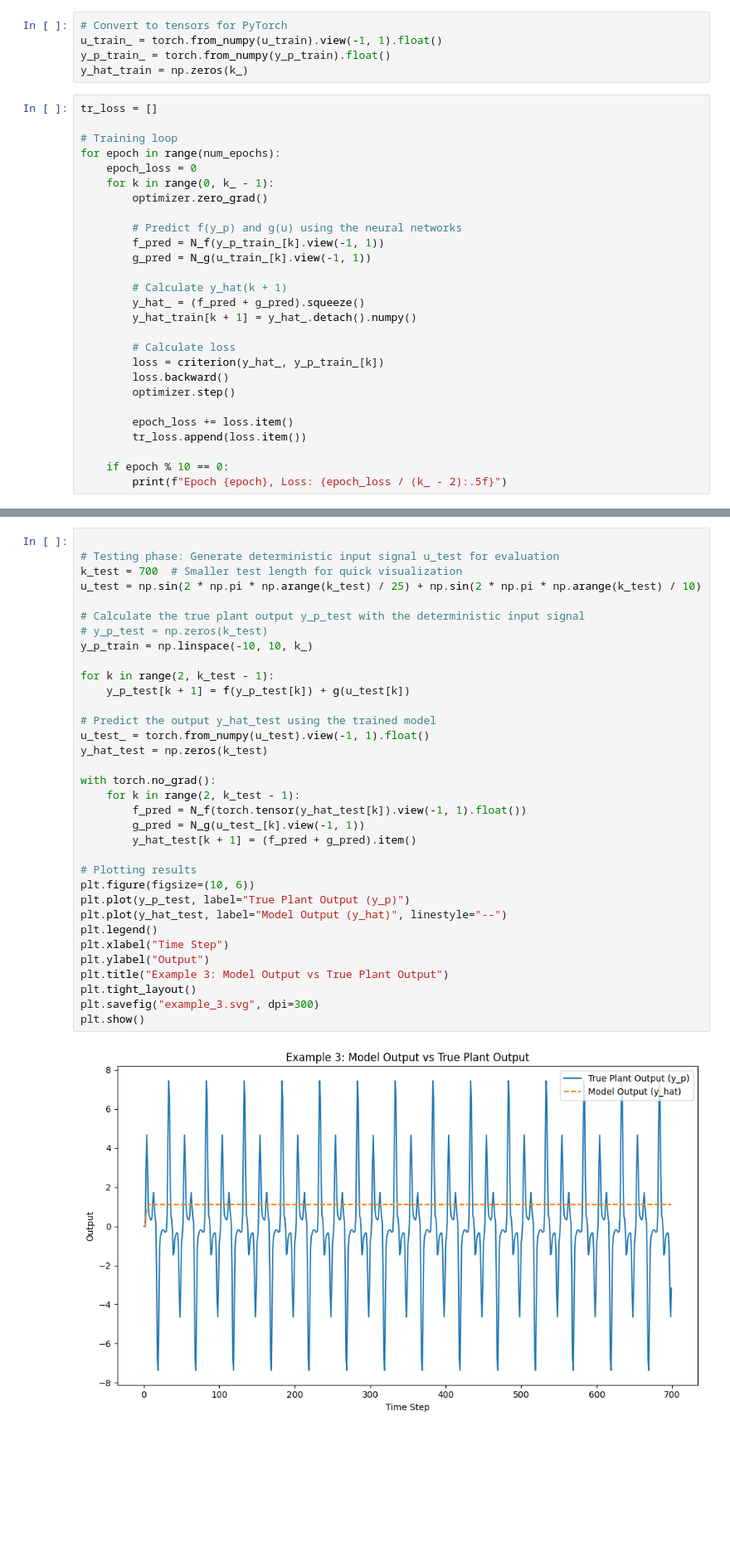
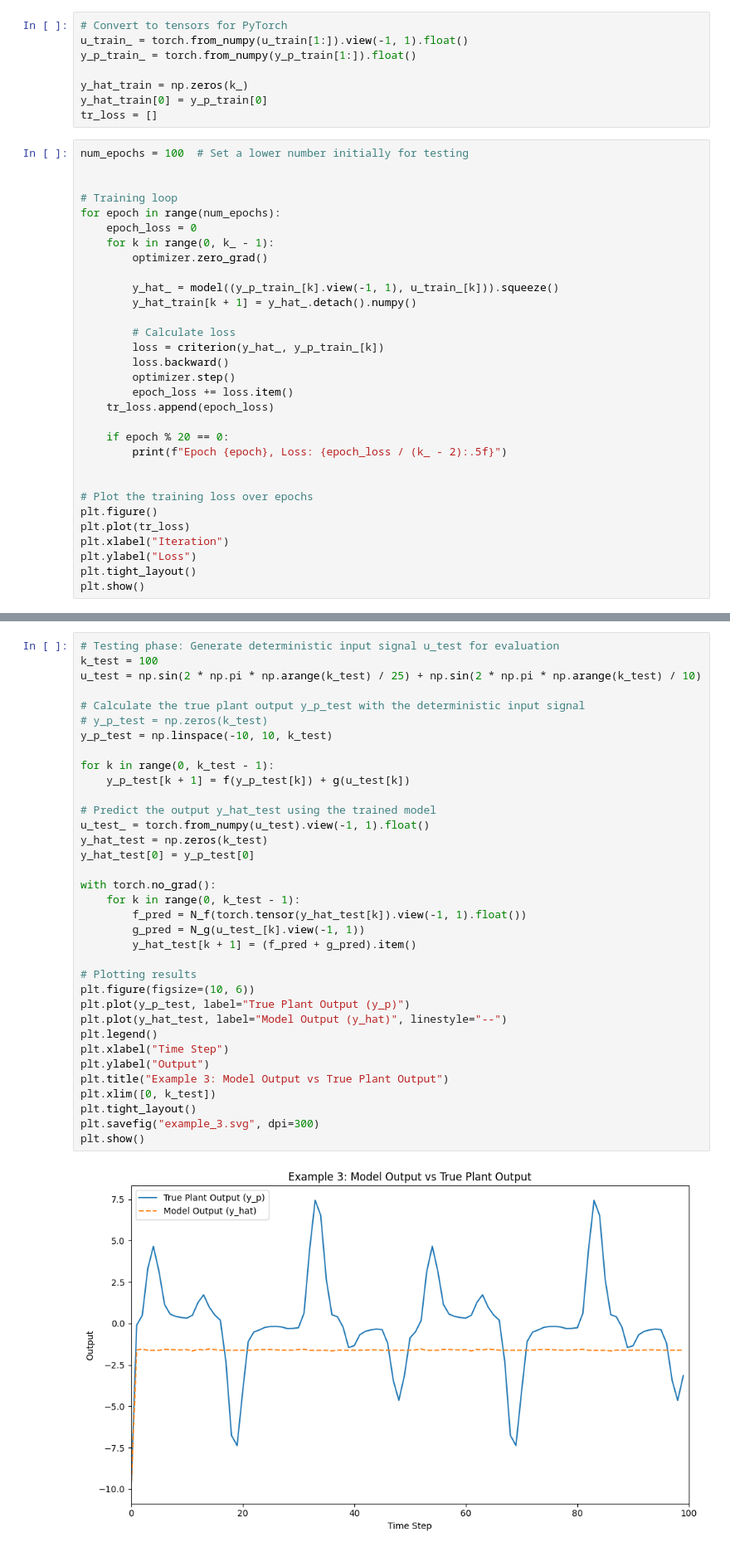
Before and after one commit to AFirooz/AI-from-scratch, a Jupyter notebook: PaperReproduction/1990_Identification_and_Control_of_Dynamical_Systems_Using_Neural_Networks/Example03/Example03.ipynb, the cells around one changed output, grey strips where cells are left out. Shown at 83% size. Saved outputs shown, nothing was run; the diff lists cells and outputs as text; blank space fills up the shorter version.

```diff
--- a/PaperReproduction/1990_Identification_and_Control_of_Dynamical_Systems_Using_Neural_Networks/Example03/Example03.ipynb
+++ b/PaperReproduction/1990_Identification_and_Control_of_Dynamical_Systems_Using_Neural_Networks/Example03/Example03.ipynb
@@ -89,11 +92,15 @@ optimizer = optim.Adam(list(N_f.parameters()) + list(N_g.parameters()), lr=learn
 criterion = nn.MSELoss()
 # %%
 # Convert to tensors for PyTorch
-u_train_ = torch.from_numpy(u_train).view(-1, 1).float()
-y_p_train_ = torch.from_numpy(y_p_train).float()
+u_train_ = torch.from_numpy(u_train[1:]).view(-1, 1).float()
+y_p_train_ = torch.from_numpy(y_p_train[1:]).float()
+
 y_hat_train = np.zeros(k_)
+y_hat_train[0] = y_p_train[0]
+tr_loss = []
 # %%
-tr_loss = []
+num_epochs = 100  # Set a lower number initially for testing
+
 
 # Training loop
 for epoch in range(num_epochs):
@@ -101,22 +108,25 @@ for epoch in range(num_epochs):
     for k in range(0, k_ - 1):
         optimizer.zero_grad()
 
-        # Predict f(y_p) and g(u) using the neural networks
-        f_pred = N_f(y_p_train_[k].view(-1, 1))
-        g_pred = N_g(u_train_[k].view(-1, 1))
-
-        # Calculate y_hat(k + 1)
-        y_hat_ = (f_pred + g_pred).squeeze()
+        y_hat_ = model((y_p_train_[k].view(-1, 1), u_train_[k])).squeeze()
         y_hat_train[k + 1] = y_hat_.detach().numpy()
 
         # Calculate loss
         loss = criterion(y_hat_, y_p_train_[k])
         loss.backward()
         optimizer.step()
+        epoch_loss += loss.item()
+    tr_loss.append(epoch_loss)
 
-        epoch_loss += loss.item()
-        tr_loss.append(loss.item())
+    if epoch % 20 == 0:
+        print(f"Epoch {epoch}, Loss: {epoch_loss / (k_ - 2):.5f}")
 
-    if epoch % 10 == 0:
-        print(f"Epoch {epoch}, Loss: {epoch_loss / (k_ - 2):.5f}")
+
+# Plot the training loss over epochs
+plt.figure()
+plt.plot(tr_loss)
+plt.xlabel("Iteration")
+plt.ylabel("Loss")
+plt.tight_layout()
+plt.show()
 # %% [output]
@@ -140,36 +139,37 @@ Epoch 990, Loss: 0.30453
 # %%
-
 # Testing phase: Generate deterministic input signal u_test for evaluation
-k_test = 700  # Smaller test length for quick visualization
+k_test = 100
 u_test = np.sin(2 * np.pi * np.arange(k_test) / 25) + np.sin(2 * np.pi * np.arange(k_test) / 10)
 
 # Calculate the true plant output y_p_test with the deterministic input signal
 # y_p_test = np.zeros(k_test)
-y_p_train = np.linspace(-10, 10, k_)
+y_p_test = np.linspace(-10, 10, k_test)
 
-for k in range(2, k_test - 1):
+for k in range(0, k_test - 1):
     y_p_test[k + 1] = f(y_p_test[k]) + g(u_test[k])
 
 # Predict the output y_hat_test using the trained model
 u_test_ = torch.from_numpy(u_test).view(-1, 1).float()
 y_hat_test = np.zeros(k_test)
+y_hat_test[0] = y_p_test[0]
 
 with torch.no_grad():
-    for k in range(2, k_test - 1):
+    for k in range(0, k_test - 1):
         f_pred = N_f(torch.tensor(y_hat_test[k]).view(-1, 1).float())
         g_pred = N_g(u_test_[k].view(-1, 1))
         y_hat_test[k + 1] = (f_pred + g_pred).item()
 
 # Plotting results
 plt.figure(figsize=(10, 6))
 plt.plot(y_p_test, label="True Plant Output (y_p)")
 plt.plot(y_hat_test, label="Model Output (y_hat)", linestyle="--")
 plt.legend()
 plt.xlabel("Time Step")
 plt.ylabel("Output")
 plt.title("Example 3: Model Output vs True Plant Output")
+plt.xlim([0, k_test])
 plt.tight_layout()
 plt.savefig("example_3.svg", dpi=300)
 plt.show()
 # %% [output]
-[figure, old version]
+[figure, new version]
```
Also changed, not shown: parts of 5 cells of this notebook, 2 other files.
